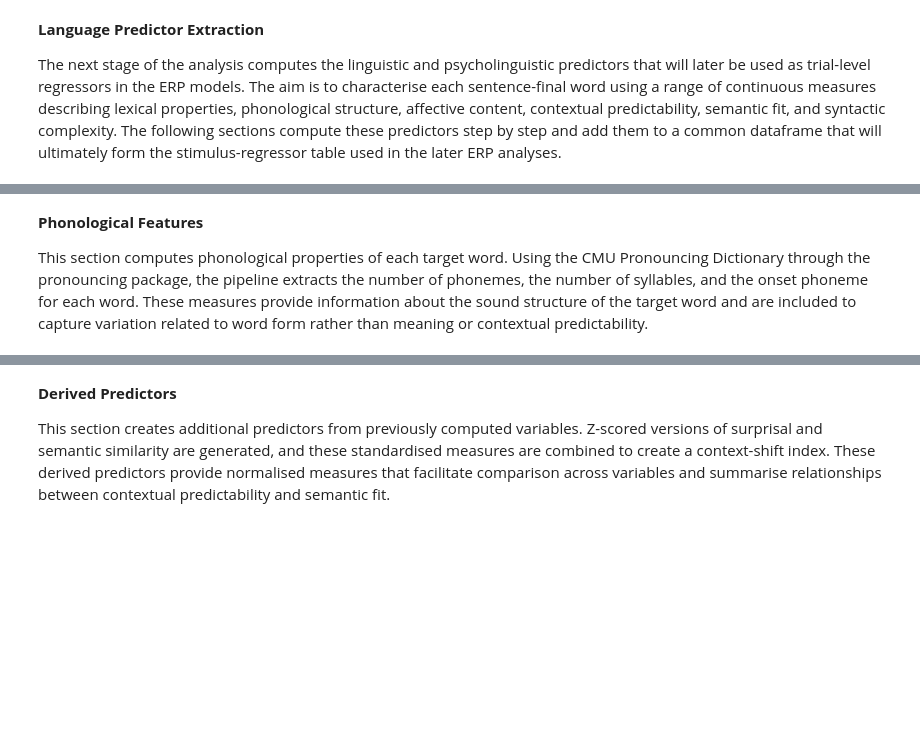
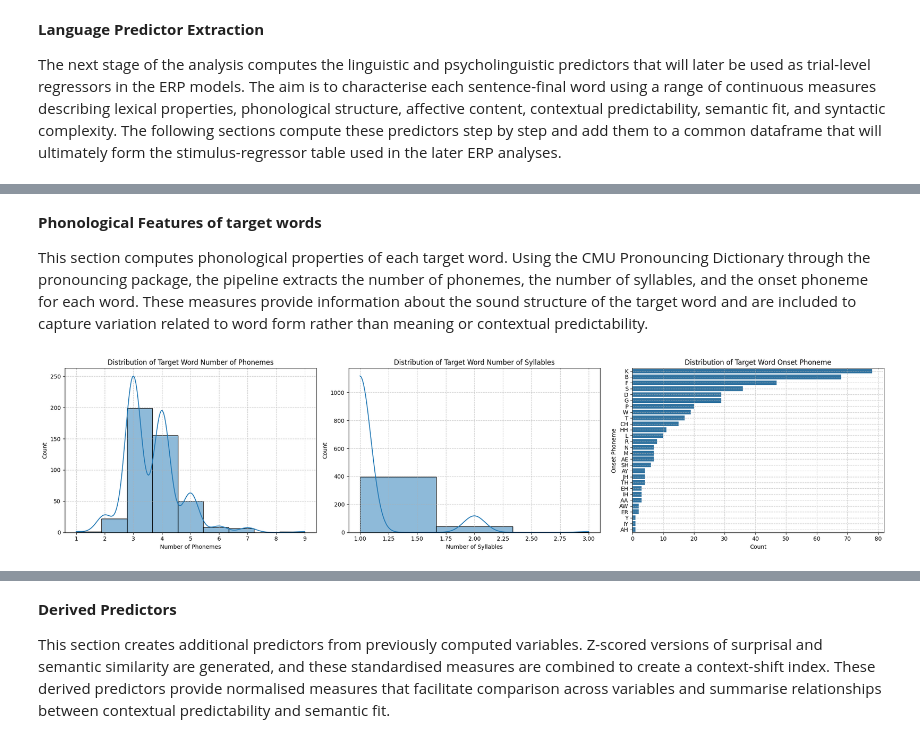
Before and after one commit to AngelaGS27/EEG-Sentence-ERP-Trial-Level-Modelling, a Jupyter notebook: stimuli_analysis.ipynb, the cells around one changed output, grey strips where cells are left out. Drawn from its saved outputs; the diff is of its cells as text; code cells hidden in the pictures; blank space fills up the shorter version.

```diff
--- a/stimuli_analysis.ipynb
+++ b/stimuli_analysis.ipynb
@@ -100,4 +158,4 @@ out = add_lexical_frequency_features(out)
 # %% [markdown]
-**Phonological Features**
+**Phonological Features of target words**
 
 This section computes phonological properties of each target word. Using the CMU Pronouncing Dictionary through the pronouncing package, the pipeline extracts the number of phonemes, the number of syllables, and the onset phoneme for each word. These measures provide information about the sound structure of the target word and are included to capture variation related to word form rather than meaning or contextual predictability.
@@ -106 +162,37 @@ out = add_phonology_features(out)
+# %%
+out = add_phonology_features(out)
+
+# The new columns for phonological features
+phonemes_col = 'target_n_phonemes'
+syllables_col = 'target_n_syllables'
+onset_phoneme_col = 'target_onset_phoneme' # Assuming this is the column name for onset phoneme
+
+# Create a figure with three subplots
+fig, axes = plt.subplots(1, 3, figsize=(21, 5)) # Adjusted for three plots
+
+# Plot histogram for number of phonemes
+sns.histplot(out[phonemes_col], bins=max(out[phonemes_col].astype(int)) - min(out[phonemes_col].astype(int)) + 1, kde=True, ax=axes[0])
+axes[0].set_title('Distribution of Target Word Number of Phonemes')
+axes[0].set_xlabel('Number of Phonemes')
+axes[0].set_ylabel('Count')
+axes[0].grid(True, linestyle='--', alpha=0.7)
+
+# Plot histogram for number of syllables
+sns.histplot(out[syllables_col], bins=max(out[syllables_col].astype(int)) - min(out[syllables_col].astype(int)) + 1, kde=True, ax=axes[1])
+axes[1].set_title('Distribution of Target Word Number of Syllables')
+axes[1].set_xlabel('Number of Syllables')
+axes[1].set_ylabel('Count')
+axes[1].grid(True, linestyle='--', alpha=0.7)
+
+# Plot count plot for onset phoneme (assuming it's categorical)
+sns.countplot(y=out[onset_phoneme_col], order=out[onset_phoneme_col].value_counts().index, ax=axes[2])
+axes[2].set_title('Distribution of Target Word Onset Phoneme')
+axes[2].set_xlabel('Count')
+axes[2].set_ylabel('Onset Phoneme')
+axes[2].grid(True, linestyle='--', alpha=0.7)
+
+plt.tight_layout()
+plt.show()
+# %% [output]
+[figure, added]
 # %% [markdown]
```
Also changed, not shown: parts of 38 cells of this notebook.
